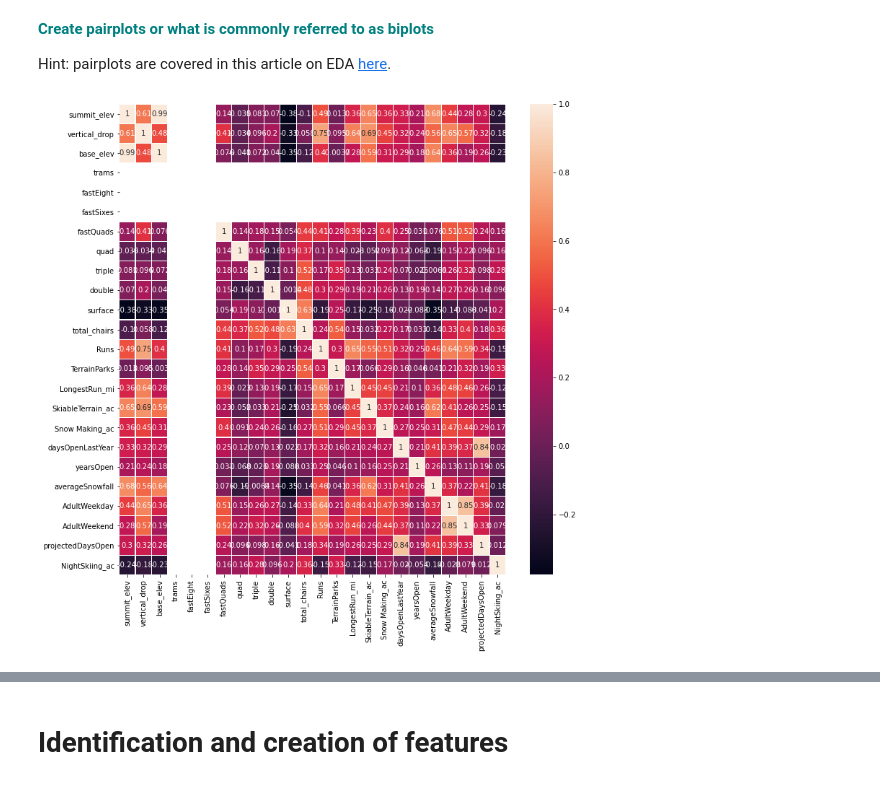
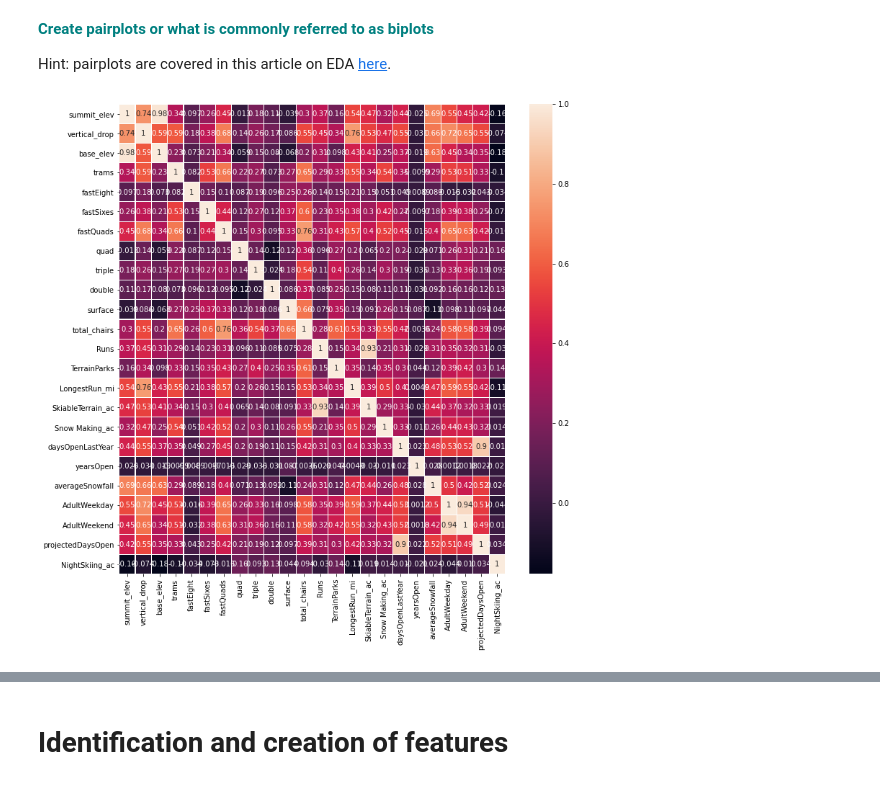
Before and after one commit to frankfletcher/Springboard-Data-Science, a Jupyter notebook: Guided Capstone/GuidedCapstoneStep3HL.ipynb, the cells around one changed output, grey strips where cells are left out. Drawn from its saved outputs; the diff is of its cells as text; code cells hidden in the pictures.

Commit message:
removed the dfno code that was provided to us and the bug went away.

```diff
--- a/Guided Capstone/GuidedCapstoneStep3HL.ipynb
+++ b/Guided Capstone/GuidedCapstoneStep3HL.ipynb
@@ -282,10 +282,10 @@ Hint: pairplots are covered in this article on EDA [here](https://medium.com/@ai
 # %%
 #create the correlation matrix heat map
 plt.figure(figsize=(12,12))
-sns.heatmap(dfno.corr(),linewidths=.1, annot=True)
+sns.heatmap(df.corr(),linewidths=.1, annot=True)
 plt.yticks(rotation=0);
 # %% [output]
-[figure, old version]
+[figure, new version]
 # %%
 # Columns selected from correlations > .6
 # dfno_c = dfno[['vertical_drop', 'Runs', 'SkiableTerrain_ac', 'projectedDaysOpen',
```
Also changed, not shown: parts of 20 cells of this notebook, 6 other files.
